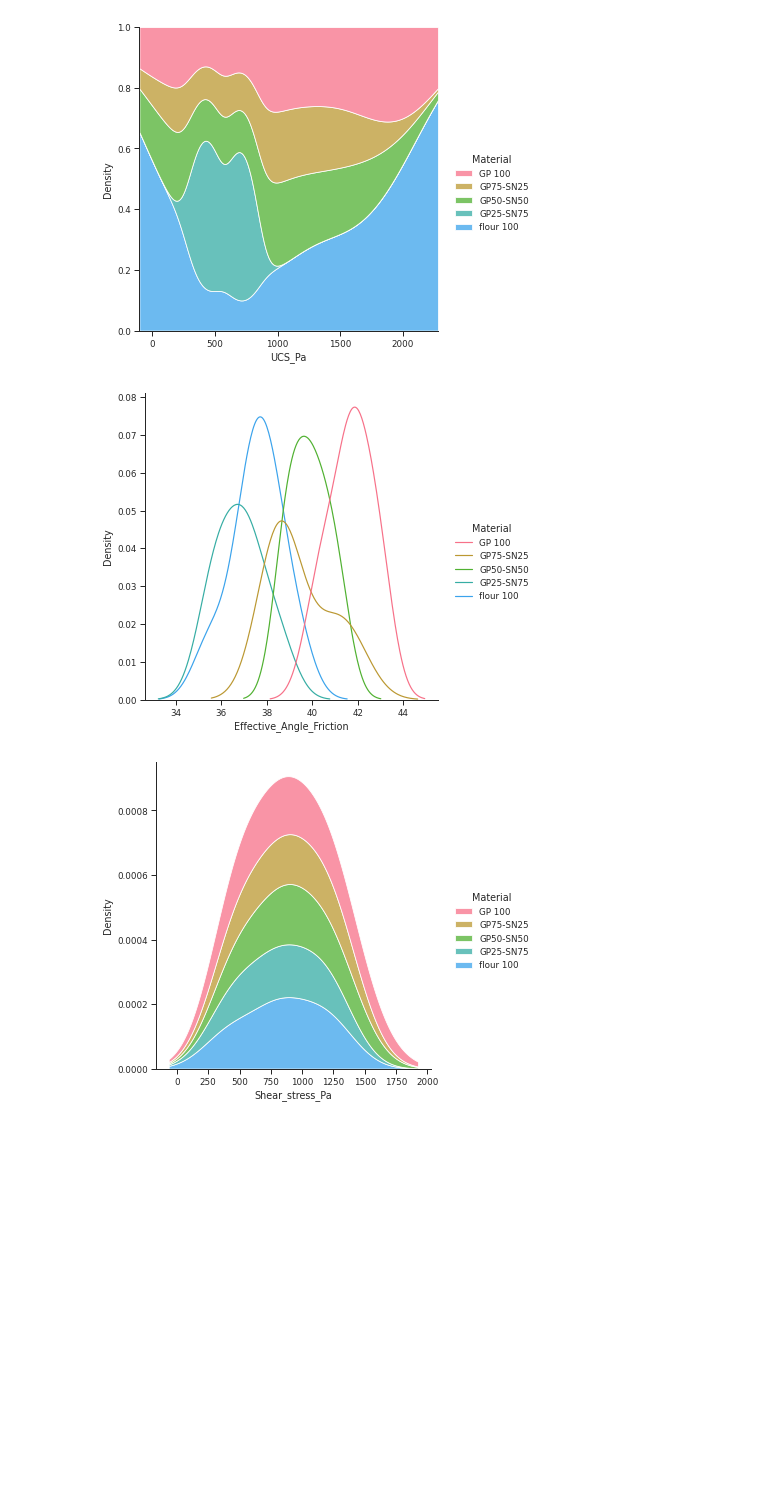
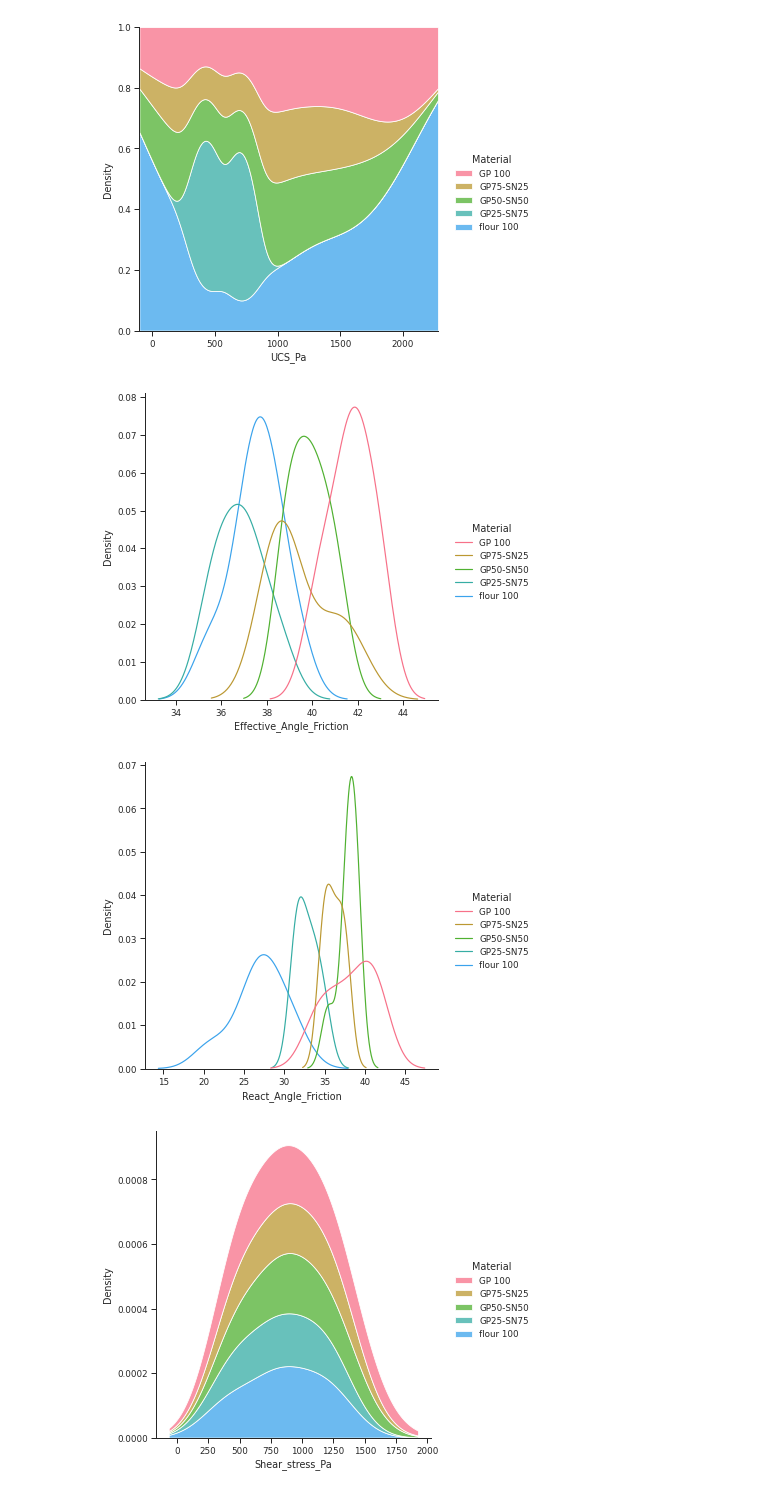
Before and after one commit to Utomi-Tom/Granular_Material_analysis, a Jupyter notebook: Geomaterial_analysis_.ipynb, the cells around one changed output. Saved outputs shown, nothing was run; the diff lists cells and outputs as text; code cells hidden in the pictures; blank space fills up the shorter version.

```diff
--- a/Geomaterial_analysis_.ipynb
+++ b/Geomaterial_analysis_.ipynb
@@ -187,8 +187,10 @@ sns.displot(data=Dataset, x= "UCS_Pa", hue="Material", multiple="fill",kind="kde
 # %%
 # Define the distribution type each material effective angle of friction sampled data.
 sns.displot(data=Dataset, x='Effective_Angle_Friction', hue="Material",kind="kde");
+sns.displot(data=Dataset, x ='React_Angle_Friction', hue="Material",kind="kde");
 # %% [output]
 [figure]
+[figure, added]
 # %%
 # Define the distribution type each material Shear strength of sampled data.
 sns.displot(data=Dataset, x='Shear_stress_Pa', hue="Material", kind="kde",multiple="stack");
```
Also changed, not shown: parts of 1 cell of this notebook.
